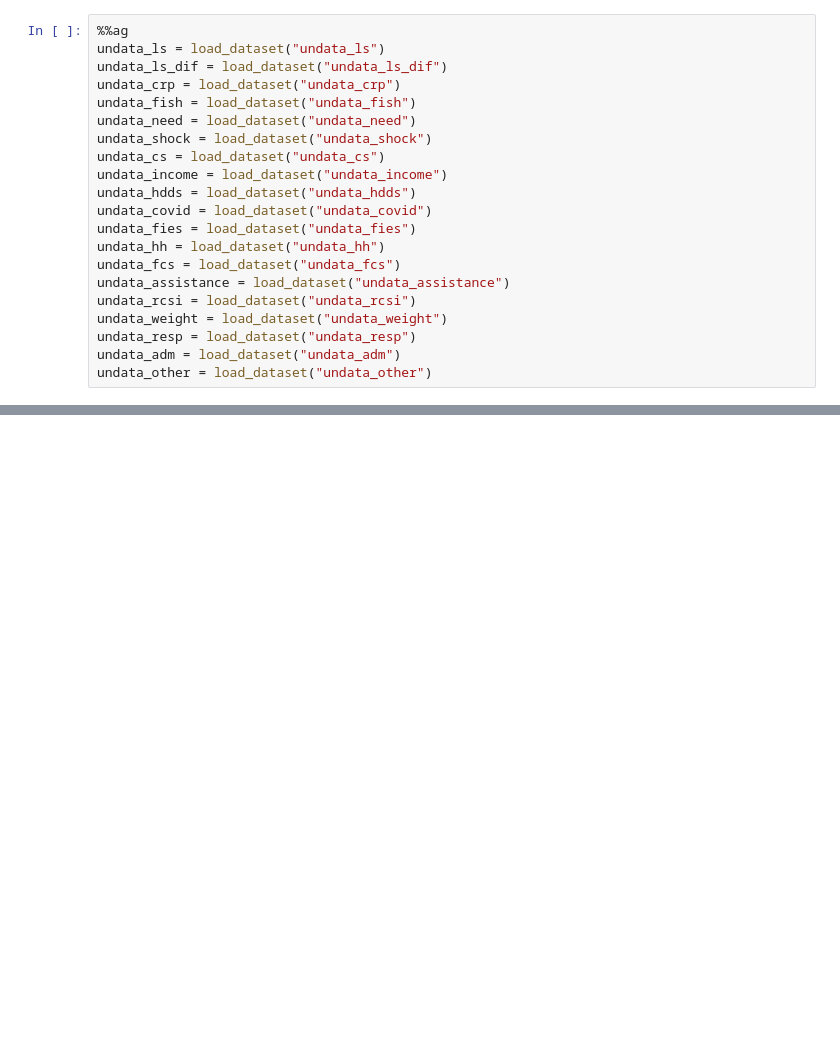
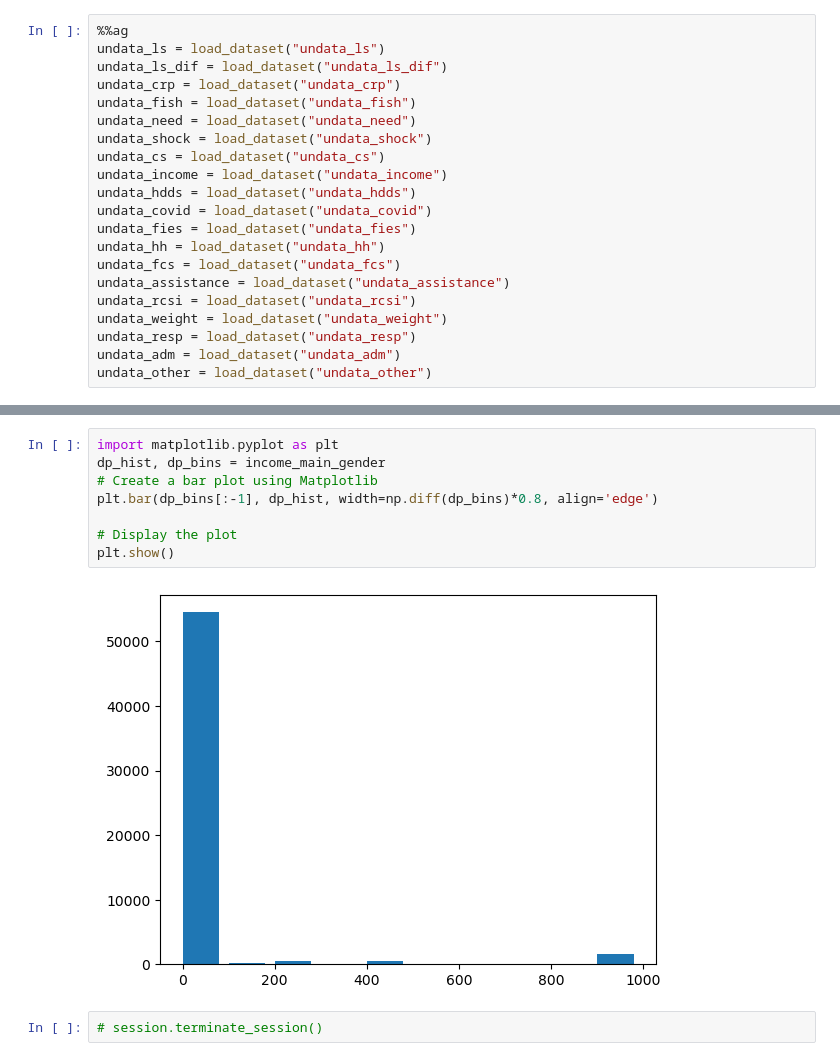
Before and after one commit to WangariNgomi/UN-Datathon-2023, a Jupyter notebook: ClimateChange.ipynb, the cells around one changed output, grey strips where cells are left out. Saved outputs shown, nothing was run; the diff lists cells and outputs as text; blank space fills up the shorter version.

```diff
--- a/ClimateChange.ipynb
+++ b/ClimateChange.ipynb
@@ -60,0 +157,12 @@ undata_other = load_dataset("undata_other")
+# %%
+import matplotlib.pyplot as plt
+dp_hist, dp_bins = income_main_gender
+# Create a bar plot using Matplotlib
+plt.bar(dp_bins[:-1], dp_hist, width=np.diff(dp_bins)*0.8, align='edge')
+
+# Display the plot
+plt.show()
+# %% [output]
+[figure, added]
+# %%
+# session.terminate_session()
```
Also changed, not shown: parts of 15 cells of this notebook.
